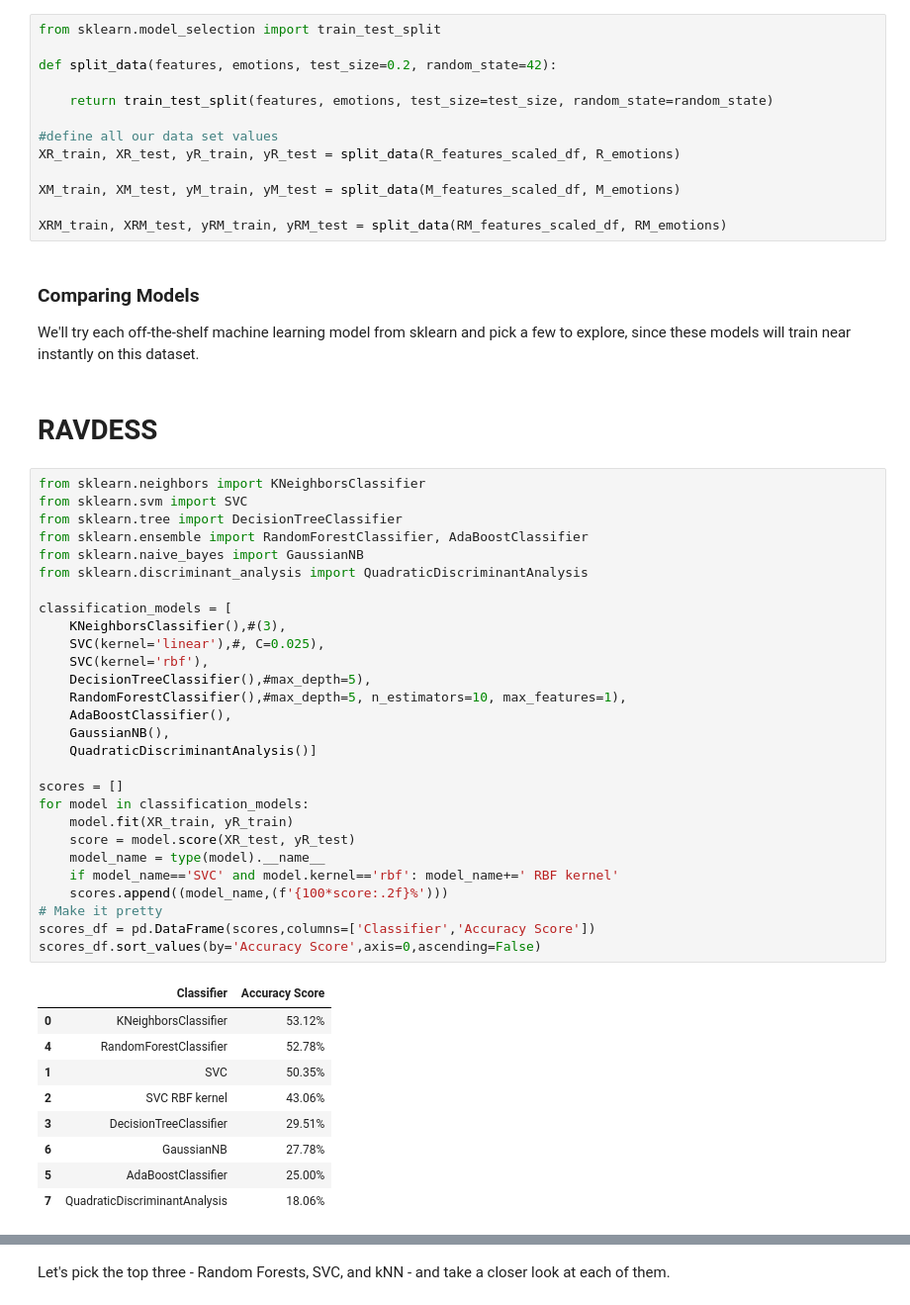
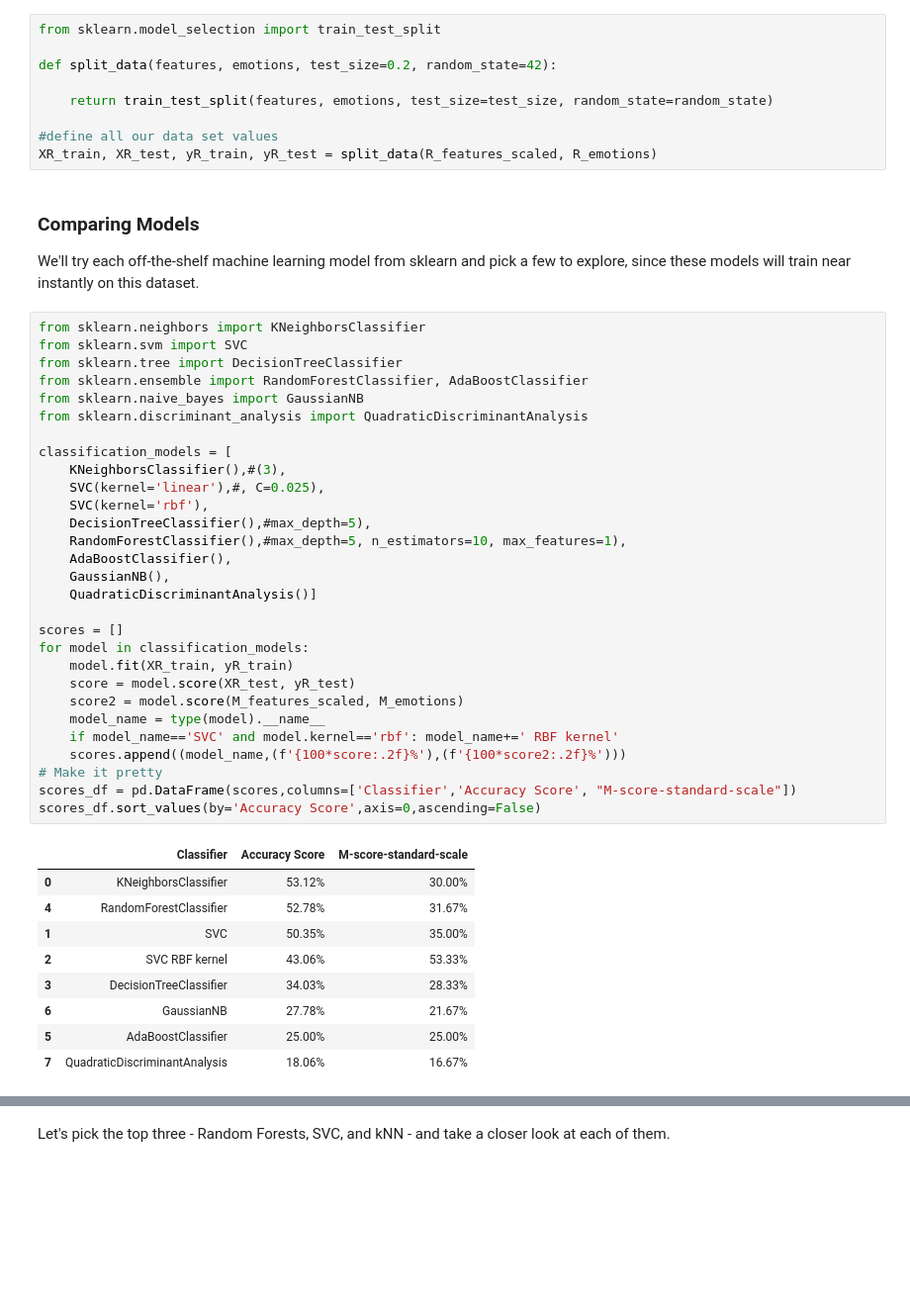
Before and after one commit to MichaelDresler/Week3-ClassicML, a Jupyter notebook: Copy_of_Week_3_MachineLearning.ipynb, the cells around one changed output, grey strips where cells are left out. Shown at 99% size. Saved outputs shown, nothing was run; the diff lists cells and outputs as text; blank space fills up the shorter version.

Commit message:
fixed errors in data processing and testing

```diff
--- a/Copy_of_Week_3_MachineLearning.ipynb
+++ b/Copy_of_Week_3_MachineLearning.ipynb
@@ -543,51 +543,46 @@ def split_data(features, emotions, test_size=0.2, random_state=42):
     return train_test_split(features, emotions, test_size=test_size, random_state=random_state)
 
 #define all our data set values
-XR_train, XR_test, yR_train, yR_test = split_data(R_features_scaled_df, R_emotions)
-
-XM_train, XM_test, yM_train, yM_test = split_data(M_features_scaled_df, M_emotions)
-
-XRM_train, XRM_test, yRM_train, yRM_test = split_data(RM_features_scaled_df, RM_emotions)
+XR_train, XR_test, yR_train, yR_test = split_data(R_features_scaled, R_emotions)
 # %% [markdown]
 ### Comparing Models
 We'll try each off-the-shelf machine learning model from sklearn and pick a few to explore, since these models will train near instantly on this dataset.
-# %% [markdown]
-# **RAVDESS**
 # %%
 from sklearn.neighbors import KNeighborsClassifier
 from sklearn.svm import SVC
 from sklearn.tree import DecisionTreeClassifier
 from sklearn.ensemble import RandomForestClassifier, AdaBoostClassifier
 from sklearn.naive_bayes import GaussianNB
 from sklearn.discriminant_analysis import QuadraticDiscriminantAnalysis
 
 classification_models = [
     KNeighborsClassifier(),#(3),
     SVC(kernel='linear'),#, C=0.025),
     SVC(kernel='rbf'),
     DecisionTreeClassifier(),#max_depth=5),
     RandomForestClassifier(),#max_depth=5, n_estimators=10, max_features=1),
     AdaBoostClassifier(),
     GaussianNB(),
     QuadraticDiscriminantAnalysis()]
 
 scores = []
 for model in classification_models:
     model.fit(XR_train, yR_train)
     score = model.score(XR_test, yR_test)
+    score2 = model.score(M_features_scaled, M_emotions)
     model_name = type(model).__name__
     if model_name=='SVC' and model.kernel=='rbf': model_name+=' RBF kernel'
-    scores.append((model_name,(f'{100*score:.2f}%')))
+    scores.append((model_name,(f'{100*score:.2f}%'),(f'{100*score2:.2f}%')))
 # Make it pretty
-scores_df = pd.DataFrame(scores,columns=['Classifier','Accuracy Score'])
+scores_df = pd.DataFrame(scores,columns=['Classifier','Accuracy Score', "M-score-standard-scale"])
 scores_df.sort_values(by='Accuracy Score',axis=0,ascending=False)
 # %% [output]
-|  | Classifier | Accuracy Score |
-| 0 | KNeighborsClassifier | 53.12% |
-| 4 | RandomForestClassifier | 52.78% |
-| 1 | SVC | 50.35% |
-| 2 | SVC RBF kernel | 43.06% |
-| 3 | DecisionTreeClassifier | 29.51% |
-| 6 | GaussianNB | 27.78% |
-| 5 | AdaBoostClassifier | 25.00% |
-| 7 | QuadraticDiscriminantAnalysis | 18.06% |
+|  | Classifier | Accuracy Score | M-score-standard-scale |
+| 0 | KNeighborsClassifier | 53.12% | 30.00% |
+| 4 | RandomForestClassifier | 52.78% | 31.67% |
+| 1 | SVC | 50.35% | 35.00% |
+| 2 | SVC RBF kernel | 43.06% | 53.33% |
+| 3 | DecisionTreeClassifier | 34.03% | 28.33% |
+| 6 | GaussianNB | 27.78% | 21.67% |
+| 5 | AdaBoostClassifier | 25.00% | 25.00% |
+| 7 | QuadraticDiscriminantAnalysis | 18.06% | 16.67% |
```
Also changed, not shown: parts of 19 cells of this notebook.
